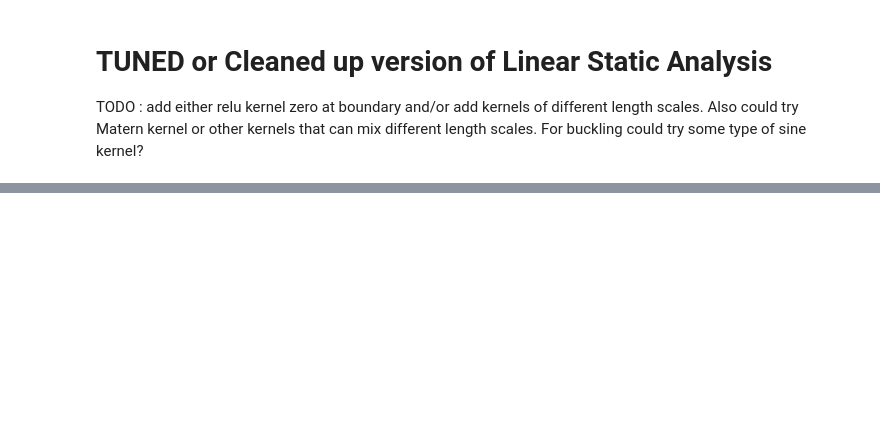
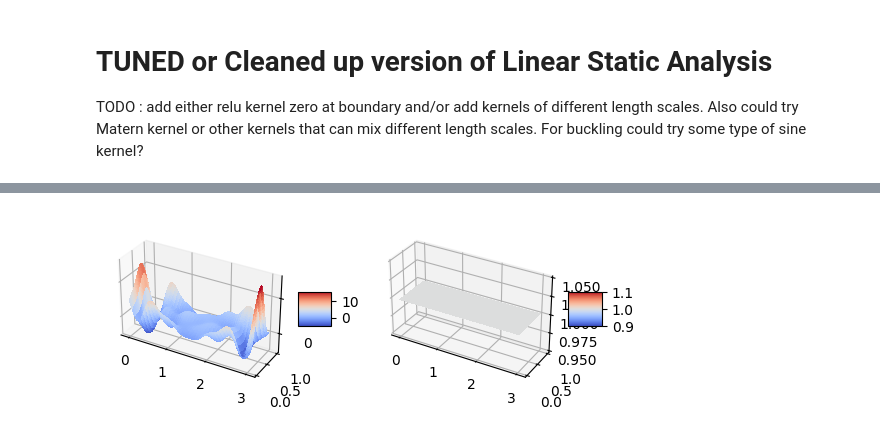
Before and after one commit to sean-engelstad/ml-pde-buckling, a Jupyter notebook: ml-gp/1_lin_static.ipynb, the cells around one changed output, grey strips where cells are left out. Cells and saved outputs as stored; diff of their text form; code cells hidden in the pictures; blank space fills up the shorter version.

```diff
--- a/ml-gp/1_lin_static.ipynb
+++ b/ml-gp/1_lin_static.ipynb
@@ -345,0 +335,14 @@ plt.show()
+# %%
+# plot contours of each : first the D * nabla^4 w(x,y)
+fig, ax = plt.subplots(1,2, subplot_kw={"projection": "3d"})
+nabla4_W = np.reshape(nabla4_wgrid, newshape=(n,n))
+surf = ax[0].plot_surface(X, Y, D * nabla4_W, cmap=cm.coolwarm, linewidth=0, antialiased=False)
+fig.colorbar(surf, shrink=0.5, aspect=1)
+ax[0].set_aspect('equalxy')
+
+Qgrid = np.reshape(q_grid, newshape=(n,n))
+surf = ax[1].plot_surface(X, Y, Qgrid, cmap=cm.coolwarm, linewidth=0, antialiased=False)
+fig.colorbar(surf, shrink=0.5, aspect=1)
+ax[1].set_aspect('equalxy')
+# %% [output]
+[figure, added]
```
Also changed, not shown: parts of 11 cells of this notebook.
